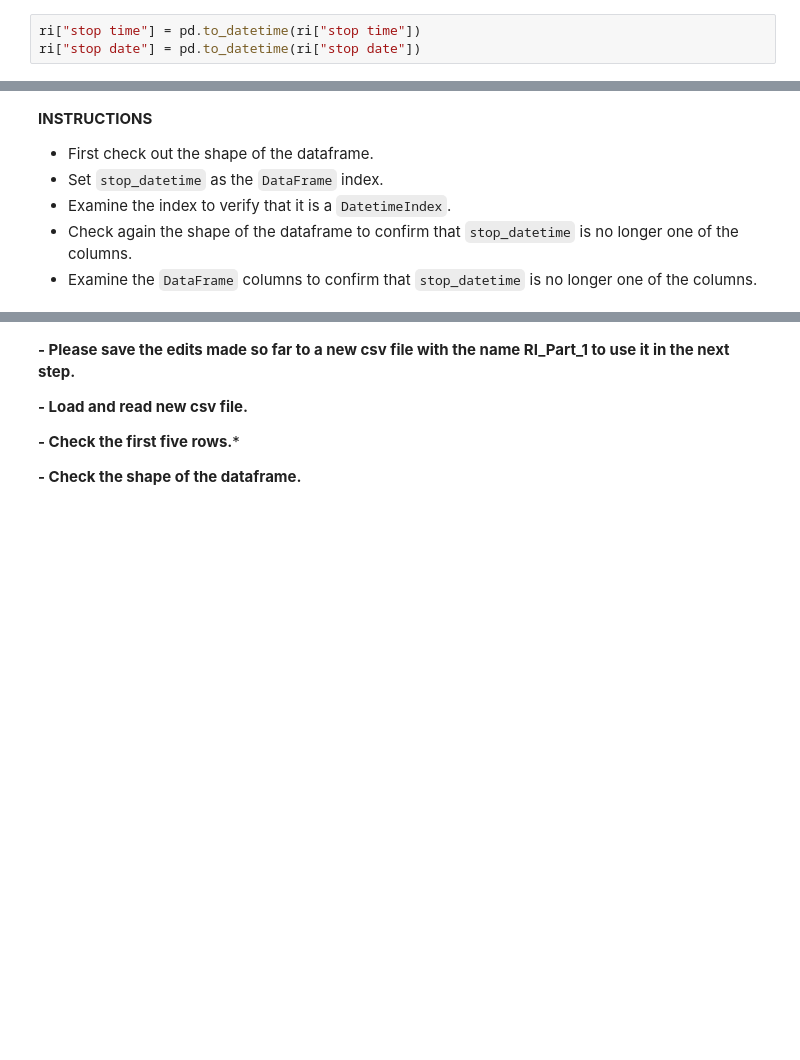
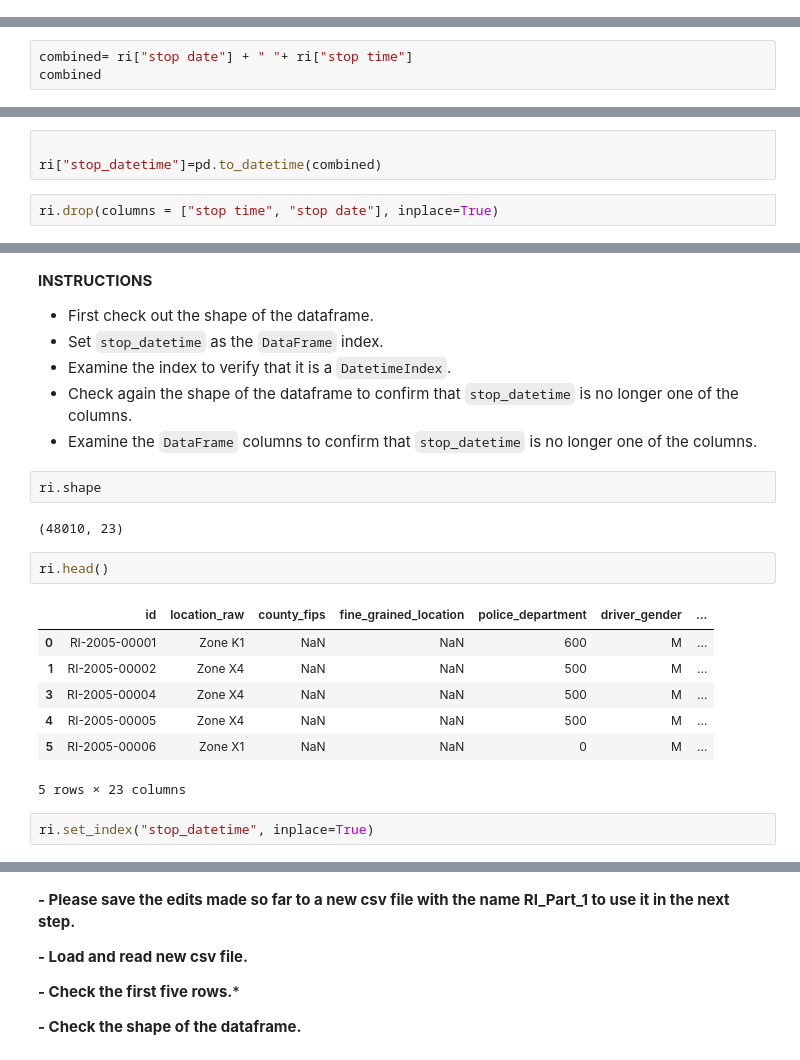
Before and after one commit to Bir01/02_DATA_SCIENCE_DATA_ANALYTICS_MODULE, a Jupyter notebook: 2- Weekly Agendas/Week_5/TrafficPoliceStopProject_Part-1_Preparing_week5_Birgül.ipynb, the cells around one changed output, grey strips where cells are left out. Cells and saved outputs as stored; diff of their text form; blank space fills up the shorter version.

```diff
--- a/2- Weekly Agendas/Week_5/TrafficPoliceStopProject_Part-1_Preparing_week5_Birgül.ipynb
+++ b/2- Weekly Agendas/Week_5/TrafficPoliceStopProject_Part-1_Preparing_week5_Birgül.ipynb
@@ -373,4 +362 @@ ri_final
 48010 rows × 2 columns
-# %%
-ri["stop time"] = pd.to_datetime(ri["stop time"])
-ri["stop date"] = pd.to_datetime(ri["stop date"])
@@ -379,0 +363,3 @@ stop_datetime
+# %%
+combined= ri["stop date"] + " "+ ri["stop time"]
+combined
@@ -380,3 +379,8 @@ stop_datetime
+# %%
+
+ri["stop_datetime"]=pd.to_datetime(combined)
+# %%
+ri.drop(columns = ["stop time", "stop date"], inplace=True)
 # %% [markdown]
 ***
 # %% [markdown]
@@ -389,3 +393,19 @@ The last step that you'll take in this chapter is to set the ``stop_datetime`` c
 *   Examine the index to verify that it is a ``DatetimeIndex``.
 *   Check again the shape of the dataframe to confirm that ``stop_datetime`` is no longer one of the columns.
 *   Examine the ``DataFrame`` columns to confirm that ``stop_datetime`` is no longer one of the columns.
+# %%
+ri.shape
+# %% [output]
+(48010, 23)
+# %%
+ri.head()
+# %% [output]
+|  | id | location_raw | county_fips | fine_grained_location | police_department | driver_gender | ... |
+| 0 | RI-2005-00001 | Zone K1 | NaN | NaN | 600 | M | ... |
+| 1 | RI-2005-00002 | Zone X4 | NaN | NaN | 500 | M | ... |
+| 3 | RI-2005-00004 | Zone X4 | NaN | NaN | 500 | M | ... |
+| 4 | RI-2005-00005 | Zone X4 | NaN | NaN | 500 | M | ... |
+| 5 | RI-2005-00006 | Zone X1 | NaN | NaN | 0 | M | ... |
+5 rows × 23 columns
+# %%
+ri.set_index("stop_datetime", inplace=True)
```
Also changed, not shown: parts of 19 cells of this notebook, 2 other files.
